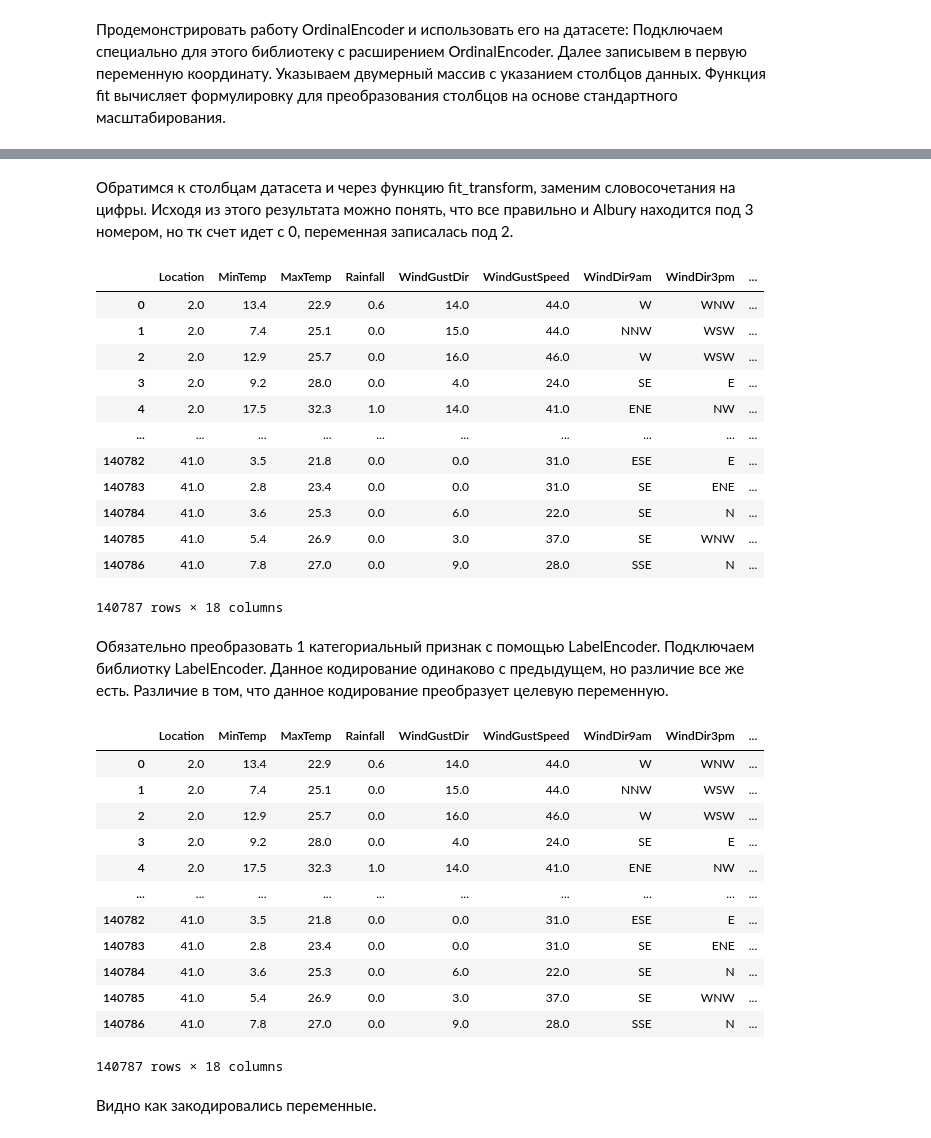
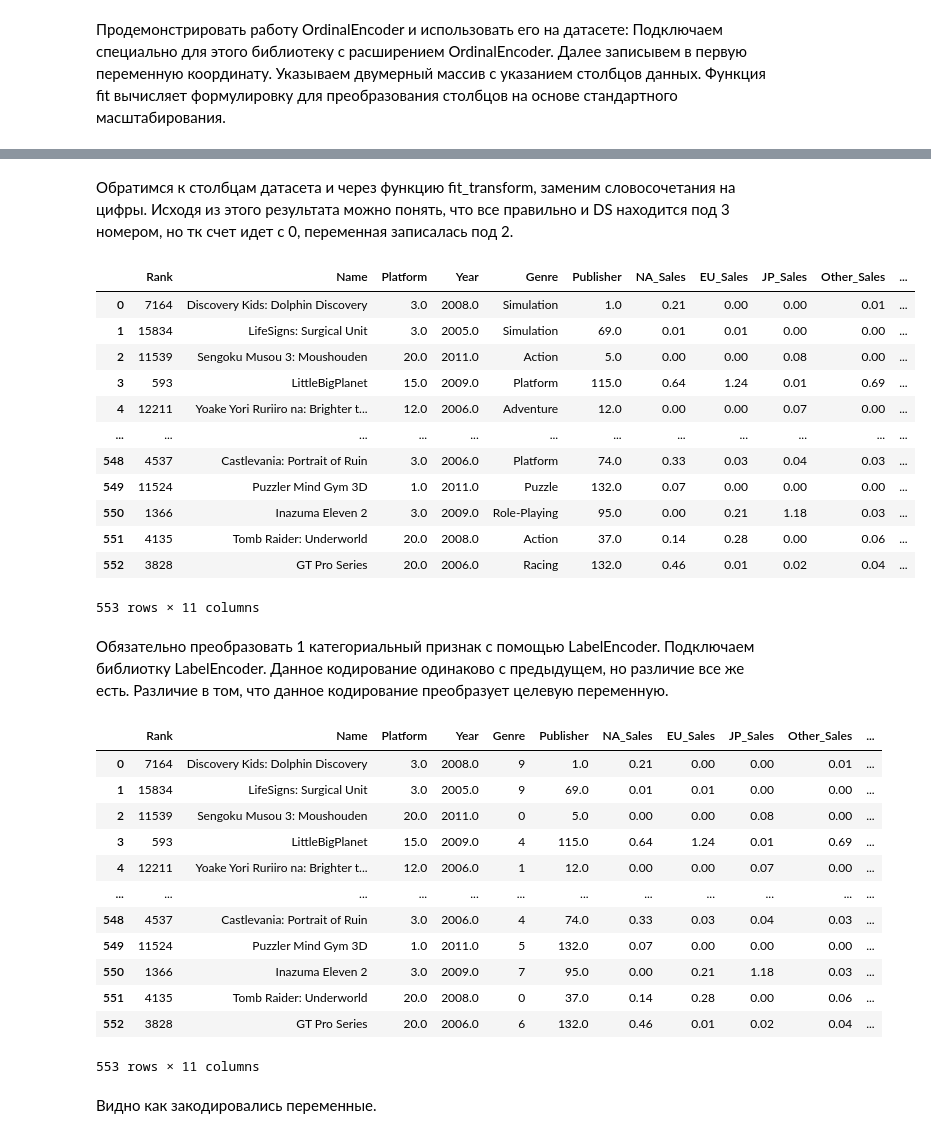
Before and after one commit to natalisergeeva23/Practic---6---Data-conversion-and-splitting, a Jupyter notebook: ConversionSplitting.ipynb, the cells around one changed output, grey strips where cells are left out. Drawn from its saved outputs; the diff is of its cells as text; code cells hidden in the pictures.

```diff
--- a/ConversionSplitting.ipynb
+++ b/ConversionSplitting.ipynb
@@ -6,6 +6,7 @@
 import pandas as pd
 import numpy as np
 # %%
-df = pd.read_csv('weatherAUS_clear.csv')
+#считывание данных с файла
+df = pd.read_csv('vgsales_19.csv')
 df
 # %% [output]
@@ -27,4 +25,0 @@ df
-# %%
-df = df.drop(columns='Unnamed: 0')
-df = df.drop(columns='Date')
-df
@@ -86,46 +71,46 @@ Oenc.categories_
 # %% [markdown]
-Обратимся к столбцам датасета и через функцию fit_transform, заменим словосочетания на цифры. Исходя из этого результата можно понять, что все правильно и Albury находится под 3 номером, но тк счет идет с 0, переменная записалась под 2.
+Обратимся к столбцам датасета и через функцию fit_transform, заменим словосочетания на цифры. Исходя из этого результата можно понять, что все правильно и DS находится под 3 номером, но тк счет идет с 0, переменная записалась под 2.
 # %%
 Oenc = OrdinalEncoder()
-df[['Location','WindGustDir']] = Oenc.fit_transform(df[['Location','WindGustDir']])
+df[['Platform','Publisher']] = Oenc.fit_transform(df[['Platform','Publisher']])
 df
 # %% [output]
-|  | Location | MinTemp | MaxTemp | Rainfall | WindGustDir | WindGustSpeed | WindDir9am | WindDir3pm | ... |
-| 0 | 2.0 | 13.4 | 22.9 | 0.6 | 14.0 | 44.0 | W | WNW | ... |
-| 1 | 2.0 | 7.4 | 25.1 | 0.0 | 15.0 | 44.0 | NNW | WSW | ... |
-| 2 | 2.0 | 12.9 | 25.7 | 0.0 | 16.0 | 46.0 | W | WSW | ... |
-| 3 | 2.0 | 9.2 | 28.0 | 0.0 | 4.0 | 24.0 | SE | E | ... |
-| 4 | 2.0 | 17.5 | 32.3 | 1.0 | 14.0 | 41.0 | ENE | NW | ... |
-| ... | ... | ... | ... | ... | ... | ... | ... | ... | ... |
-| 140782 | 41.0 | 3.5 | 21.8 | 0.0 | 0.0 | 31.0 | ESE | E | ... |
-| 140783 | 41.0 | 2.8 | 23.4 | 0.0 | 0.0 | 31.0 | SE | ENE | ... |
-| 140784 | 41.0 | 3.6 | 25.3 | 0.0 | 6.0 | 22.0 | SE | N | ... |
-| 140785 | 41.0 | 5.4 | 26.9 | 0.0 | 3.0 | 37.0 | SE | WNW | ... |
-| 140786 | 41.0 | 7.8 | 27.0 | 0.0 | 9.0 | 28.0 | SSE | N | ... |
+|  | Rank | Name | Platform | Year | Genre | Publisher | NA_Sales | EU_Sales | JP_Sales | Other_Sales | ... |
+| 0 | 7164 | Discovery Kids: Dolphin Discovery | 3.0 | 2008.0 | Simulation | 1.0 | 0.21 | 0.00 | 0.00 | 0.01 | ... |
+| 1 | 15834 | LifeSigns: Surgical Unit | 3.0 | 2005.0 | Simulation | 69.0 | 0.01 | 0.01 | 0.00 | 0.00 | ... |
+| 2 | 11539 | Sengoku Musou 3: Moushouden | 20.0 | 2011.0 | Action | 5.0 | 0.00 | 0.00 | 0.08 | 0.00 | ... |
+| 3 | 593 | LittleBigPlanet | 15.0 | 2009.0 | Platform | 115.0 | 0.64 | 1.24 | 0.01 | 0.69 | ... |
+| 4 | 12211 | Yoake Yori Ruriiro na: Brighter t... | 12.0 | 2006.0 | Adventure | 12.0 | 0.00 | 0.00 | 0.07 | 0.00 | ... |
+| ... | ... | ... | ... | ... | ... | ... | ... | ... | ... | ... | ... |
+| 548 | 4537 | Castlevania: Portrait of Ruin | 3.0 | 2006.0 | Platform | 74.0 | 0.33 | 0.03 | 0.04 | 0.03 | ... |
+| 549 | 11524 | Puzzler Mind Gym 3D | 1.0 | 2011.0 | Puzzle | 132.0 | 0.07 | 0.00 | 0.00 | 0.00 | ... |
+| 550 | 1366 | Inazuma Eleven 2 | 3.0 | 2009.0 | Role-Playing | 95.0 | 0.00 | 0.21 | 1.18 | 0.03 | ... |
+| 551 | 4135 | Tomb Raider: Underworld | 20.0 | 2008.0 | Action | 37.0 | 0.14 | 0.28 | 0.00 | 0.06 | ... |
+| 552 | 3828 | GT Pro Series | 20.0 | 2006.0 | Racing | 132.0 | 0.46 | 0.01 | 0.02 | 0.04 | ... |
-140787 rows × 18 columns
+553 rows × 11 columns
 # %% [markdown]
 Обязательно преобразовать 1 категориальный признак с помощью LabelEncoder.
 Подключаем библиотку LabelEncoder. Данное кодирование одинаково с предыдущем, но различие все же есть. Различие в том, что данное кодирование преобразует целевую переменную.
 # %%
 from sklearn.preprocessing import LabelEncoder
 Lenc = LabelEncoder()
-Lenc.fit(df['RainTomorrow'])
-df['RainTomorrow'] = Lenc.fit_transform(df['RainTomorrow'])
+Lenc.fit(df['Genre'])
+df['Genre'] = Lenc.fit_transform(df['Genre'])
 df
 # %% [output]
-|  | Location | MinTemp | MaxTemp | Rainfall | WindGustDir | WindGustSpeed | WindDir9am | WindDir3pm | ... |
-| 0 | 2.0 | 13.4 | 22.9 | 0.6 | 14.0 | 44.0 | W | WNW | ... |
-| 1 | 2.0 | 7.4 | 25.1 | 0.0 | 15.0 | 44.0 | NNW | WSW | ... |
-| 2 | 2.0 | 12.9 | 25.7 | 0.0 | 16.0 | 46.0 | W | WSW | ... |
-| 3 | 2.0 | 9.2 | 28.0 | 0.0 | 4.0 | 24.0 | SE | E | ... |
-| 4 | 2.0 | 17.5 | 32.3 | 1.0 | 14.0 | 41.0 | ENE | NW | ... |
-| ... | ... | ... | ... | ... | ... | ... | ... | ... | ... |
-| 140782 | 41.0 | 3.5 | 21.8 | 0.0 | 0.0 | 31.0 | ESE | E | ... |
-| 140783 | 41.0 | 2.8 | 23.4 | 0.0 | 0.0 | 31.0 | SE | ENE | ... |
-| 140784 | 41.0 | 3.6 | 25.3 | 0.0 | 6.0 | 22.0 | SE | N | ... |
-| 140785 | 41.0 | 5.4 | 26.9 | 0.0 | 3.0 | 37.0 | SE | WNW | ... |
-| 140786 | 41.0 | 7.8 | 27.0 | 0.0 | 9.0 | 28.0 | SSE | N | ... |
+|  | Rank | Name | Platform | Year | Genre | Publisher | NA_Sales | EU_Sales | JP_Sales | Other_Sales | ... |
+| 0 | 7164 | Discovery Kids: Dolphin Discovery | 3.0 | 2008.0 | 9 | 1.0 | 0.21 | 0.00 | 0.00 | 0.01 | ... |
+| 1 | 15834 | LifeSigns: Surgical Unit | 3.0 | 2005.0 | 9 | 69.0 | 0.01 | 0.01 | 0.00 | 0.00 | ... |
+| 2 | 11539 | Sengoku Musou 3: Moushouden | 20.0 | 2011.0 | 0 | 5.0 | 0.00 | 0.00 | 0.08 | 0.00 | ... |
+| 3 | 593 | LittleBigPlanet | 15.0 | 2009.0 | 4 | 115.0 | 0.64 | 1.24 | 0.01 | 0.69 | ... |
+| 4 | 12211 | Yoake Yori Ruriiro na: Brighter t... | 12.0 | 2006.0 | 1 | 12.0 | 0.00 | 0.00 | 0.07 | 0.00 | ... |
+| ... | ... | ... | ... | ... | ... | ... | ... | ... | ... | ... | ... |
+| 548 | 4537 | Castlevania: Portrait of Ruin | 3.0 | 2006.0 | 4 | 74.0 | 0.33 | 0.03 | 0.04 | 0.03 | ... |
+| 549 | 11524 | Puzzler Mind Gym 3D | 1.0 | 2011.0 | 5 | 132.0 | 0.07 | 0.00 | 0.00 | 0.00 | ... |
+| 550 | 1366 | Inazuma Eleven 2 | 3.0 | 2009.0 | 7 | 95.0 | 0.00 | 0.21 | 1.18 | 0.03 | ... |
+| 551 | 4135 | Tomb Raider: Underworld | 20.0 | 2008.0 | 0 | 37.0 | 0.14 | 0.28 | 0.00 | 0.06 | ... |
+| 552 | 3828 | GT Pro Series | 20.0 | 2006.0 | 6 | 132.0 | 0.46 | 0.01 | 0.02 | 0.04 | ... |
-140787 rows × 18 columns
+553 rows × 11 columns
 # %% [markdown]
 Видно как закодировались переменные.
 # %%
```
Also changed, not shown: parts of 14 cells of this notebook, 2 other files.
